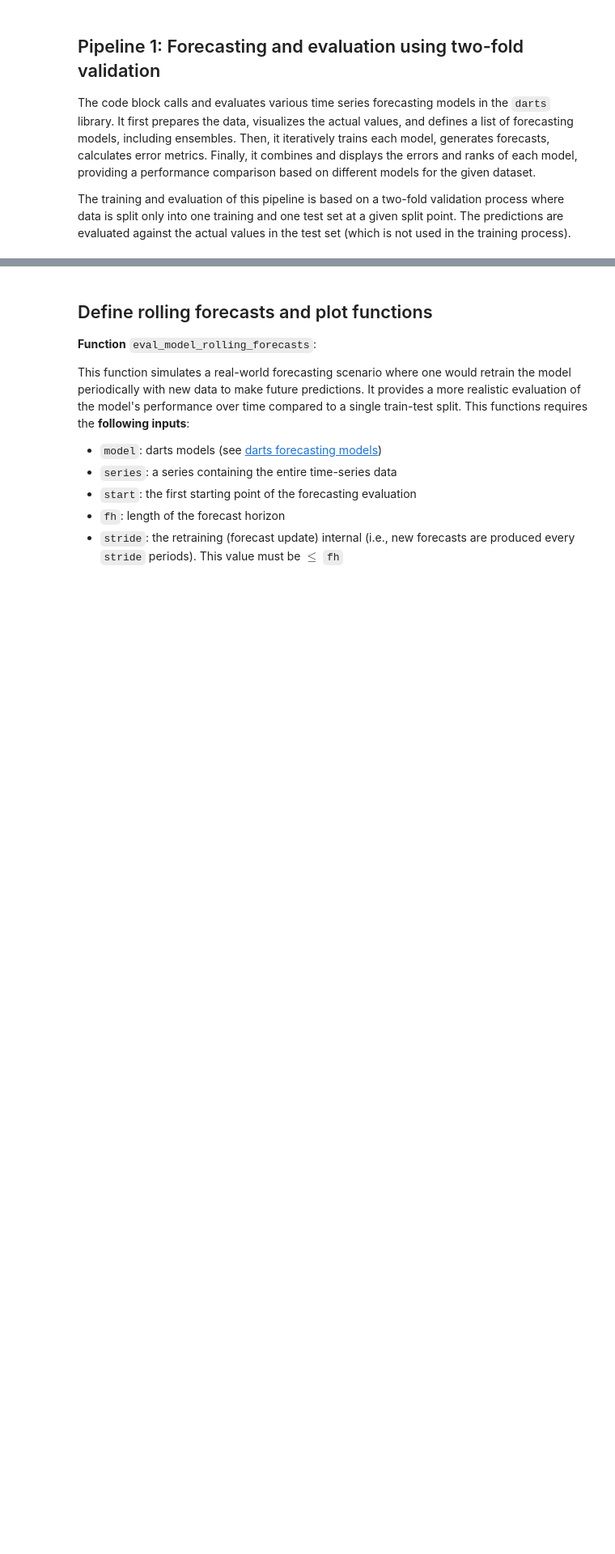
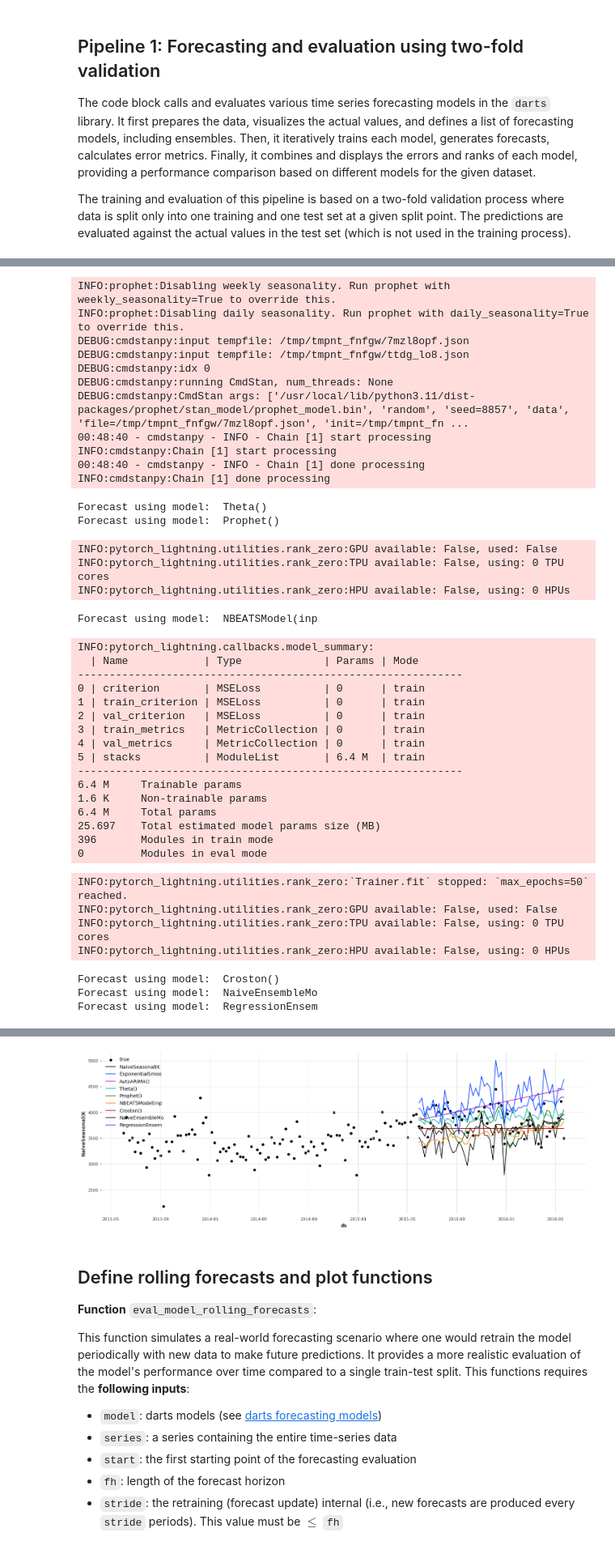
Before and after one commit to acedesci/scanalytics, a Jupyter notebook: EN/S06_Time-Series_Analytics/Demo_Time_Series_Analytics.ipynb, the cells around one changed output, grey strips where cells are left out. Shown at 81% size. Saved outputs shown, nothing was run; the diff lists cells and outputs as text; code cells hidden in the pictures; blank space fills up the shorter version.

```diff
--- a/EN/S06_Time-Series_Analytics/Demo_Time_Series_Analytics.ipynb
+++ b/EN/S06_Time-Series_Analytics/Demo_Time_Series_Analytics.ipynb
@@ -79,10 +79,10 @@ n_periods = len(data.index)
 y = data['y']
 
 # number of historical data points to show on the plots (in weeks)
-plot_n_points = 104
+plot_n_points = 156
 
 # number of data points used as the test set
-test_n_points = 65
+test_n_points = 52
 # %% [markdown]
 ## Define key functions
 
@@ -188,10 +188,10 @@ ensemble_models = [NaiveSeasonal(K=52), Theta(season_mode = SeasonalityMode.ADDI
 
 # Here is the list of the models (all supported by darts) and their corresponding input parameters we will run
 list_models = [NaiveSeasonal(K=52), \
-               ExponentialSmoothing(seasonal = None), \
+               ExponentialSmoothing(), \
                AutoARIMA(), \
                Theta(), \
-               # Prophet(), \
+               Prophet(), \
                # NBEATSModel(input_chunk_length=52, output_chunk_length=52, n_epochs=50), \
                Croston(),\
                NaiveEnsembleModel(forecasting_models=ensemble_models), \
@@ -243,3 +243,4 @@ pd_errors = pd.concat(list_errors, ignore_index = True)
 pd_errors = add_ranks(pd_errors)
 
 pd_errors
+# %% [output]
@@ -245,0 +250,40 @@ pd_errors
+INFO:prophet:Disabling weekly seasonality. Run prophet with weekly_seasonality=True to override this.
+INFO:prophet:Disabling daily seasonality. Run prophet with daily_seasonality=True to override this.
+DEBUG:cmdstanpy:input tempfile: /tmp/tmpnt_fnfgw/7mzl8opf.json
+DEBUG:cmdstanpy:input tempfile: /tmp/tmpnt_fnfgw/ttdg_lo8.json
+DEBUG:cmdstanpy:idx 0
+DEBUG:cmdstanpy:running CmdStan, num_threads: None
+DEBUG:cmdstanpy:CmdStan args: ['/usr/local/lib/python3.11/dist-packages/prophet/stan_model/prophet_model.bin', 'random', 'seed=8857', 'data', 'file=/tmp/tmpnt_fnfgw/7mzl8opf.json', 'init=/tmp/tmpnt_fn ...
+00:48:40 - cmdstanpy - INFO - Chain [1] start processing
+INFO:cmdstanpy:Chain [1] start processing
+00:48:40 - cmdstanpy - INFO - Chain [1] done processing
+INFO:cmdstanpy:Chain [1] done processing
+Forecast using model:  Theta()
+Forecast using model:  Prophet()
+INFO:pytorch_lightning.utilities.rank_zero:GPU available: False, used: False
+INFO:pytorch_lightning.utilities.rank_zero:TPU available: False, using: 0 TPU cores
+INFO:pytorch_lightning.utilities.rank_zero:HPU available: False, using: 0 HPUs
+Forecast using model:  NBEATSModel(inp
+INFO:pytorch_lightning.callbacks.model_summary:
+  | Name            | Type             | Params | Mode
+-------------------------------------------------------------
+0 | criterion       | MSELoss          | 0      | train
+1 | train_criterion | MSELoss          | 0      | train
+2 | val_criterion   | MSELoss          | 0      | train
+3 | train_metrics   | MetricCollection | 0      | train
+4 | val_metrics     | MetricCollection | 0      | train
+5 | stacks          | ModuleList       | 6.4 M  | train
+-------------------------------------------------------------
+6.4 M     Trainable params
+1.6 K     Non-trainable params
+6.4 M     Total params
+25.697    Total estimated model params size (MB)
+396       Modules in train mode
+0         Modules in eval mode
+INFO:pytorch_lightning.utilities.rank_zero:`Trainer.fit` stopped: `max_epochs=50` reached.
+INFO:pytorch_lightning.utilities.rank_zero:GPU available: False, used: False
+INFO:pytorch_lightning.utilities.rank_zero:TPU available: False, using: 0 TPU cores
+INFO:pytorch_lightning.utilities.rank_zero:HPU available: False, using: 0 HPUs
+Forecast using model:  Croston()
+Forecast using model:  NaiveEnsembleMo
+Forecast using model:  RegressionEnsem
@@ -246,3 +300,4 @@ pd_errors
+[figure, added]
 # %% [markdown]
 ## Define rolling forecasts and plot functions
 
```
Also changed, not shown: parts of 3 cells of this notebook.
